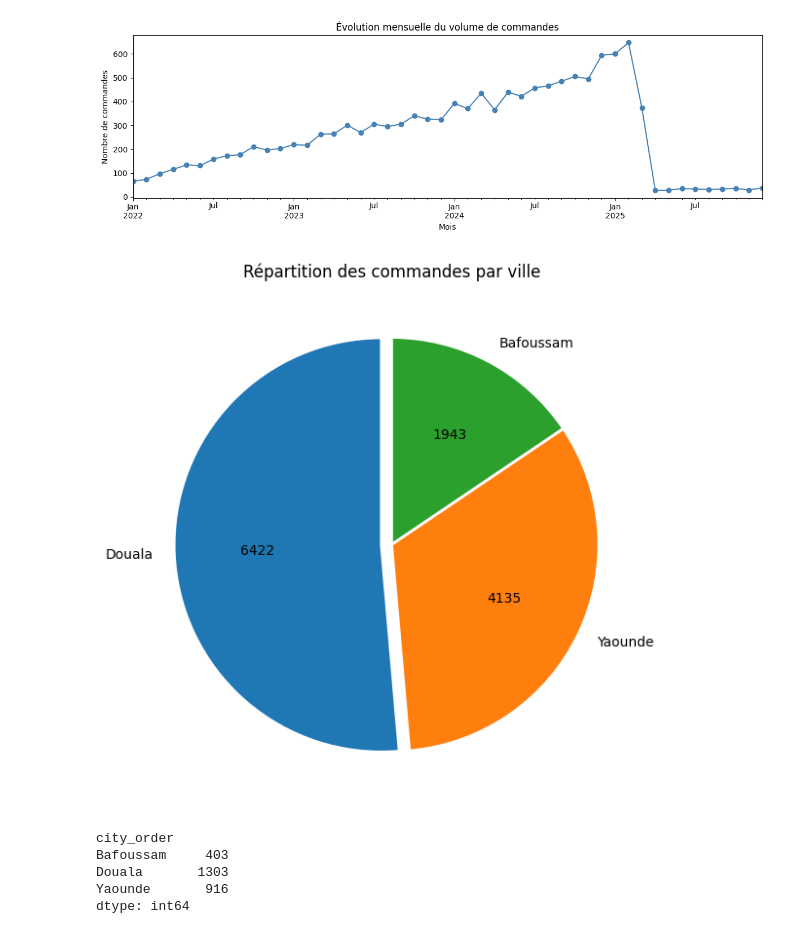
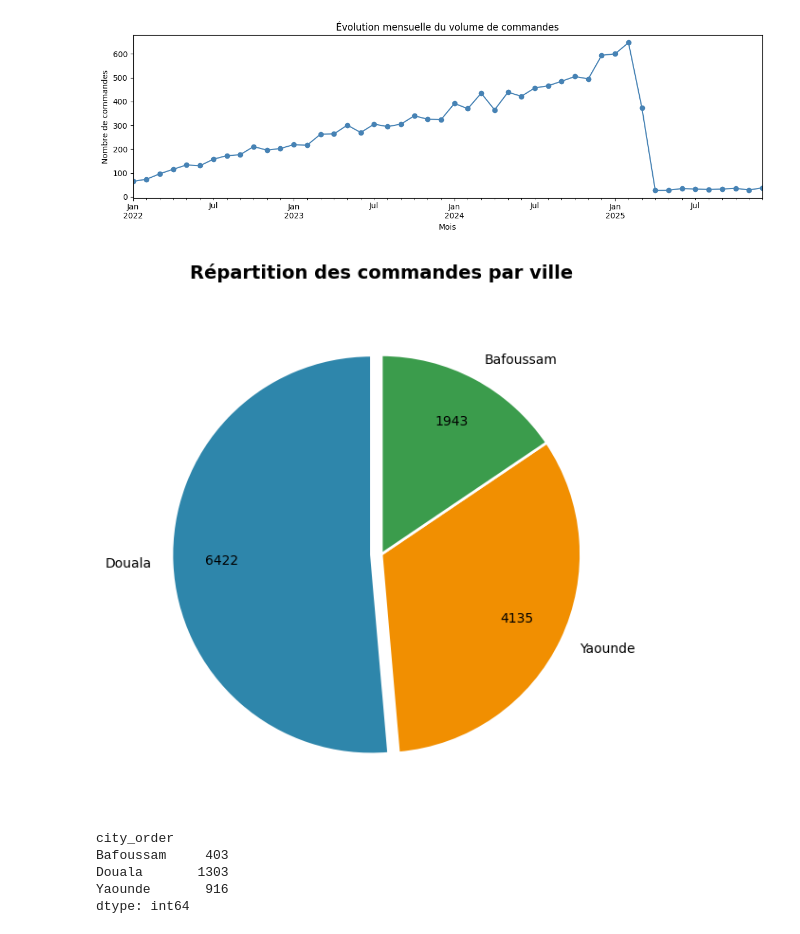
Before and after one commit to Dovicbg40/Projet_1-NexaCommerce, a Jupyter notebook: Notebook/Semaine_4_EDA.ipynb, the cells around one changed output. Drawn from its saved outputs; the diff is of its cells as text; code cells hidden in the pictures.

```diff
--- a/Notebook/Semaine_4_EDA.ipynb
+++ b/Notebook/Semaine_4_EDA.ipynb
@@ -2,7 +2,7 @@
 ## Nettoyage des données
 # %%
 import sys
-sys.path.append(r"C:\Users\pc\Documents\DATA-IA\Projet_1\NexaCommerce_data\src\nexacommerce_data")
+sys.path.append(r"C:\Users\GLC\OneDrive\Documents\DATA-IA\Projet1_Nexacom\src\projet1_nexacom")
 
 import pandas as pd
 import numpy as np
@@ -10,8 +10,8 @@ from data_loader import load_csv
 from unidecode import unidecode
 
 # Chargement des fichiers csv à partir de data_loader
-df_orders = pd.DataFrame(load_csv(r"C:\Users\pc\Documents\DATA-IA\Projet_1\NexaCommerce_data\data\orders.csv"))### Charger les fichiers csv
-df_customers = pd.DataFrame(load_csv(r"C:\Users\pc\Documents\DATA-IA\Projet_1\NexaCommerce_data\data\customers.csv"))### Charger les fichiers csv
+df_orders = pd.DataFrame(load_csv(r"C:\Users\GLC\OneDrive\Documents\DATA-IA\Projet1_Nexacom\data\orders.csv"))### Charger les fichiers csv
+df_customers = pd.DataFrame(load_csv(r"C:\Users\GLC\OneDrive\Documents\DATA-IA\Projet1_Nexacom\data\customers.csv"))### Charger les fichiers csv
 
 #  ORDERS : nettoyage
 ## Imputation du temps de livraison par la médiane
@@ -112,21 +112,21 @@ plt.show()
 # %%
 repartition = df["city_order"].value_counts()
 
 fig, ax = plt.subplots(figsize=(6, 6))
 ax.pie(
     repartition.values,
     labels=repartition.index,
-    colors=["#1f77b4", "#ff7f0e", "#2ca02c"],
-    startangle=90,
+    colors = ['#2E86AB', '#F18F01', '#3B9C4C'],
+    startangle=90, pctdistance=0.75,
     explode=(0.05, 0, 0),
     wedgeprops={"edgecolor": "white", "linewidth": 2},
     autopct=lambda pct: f"{int(round(pct / 100 * sum(repartition.values)))}"
 )
-ax.set_title("Répartition des commandes par ville")
+ax.set_title("Répartition des commandes par ville", fontsize=14, fontweight='bold', pad=20)
 plt.tight_layout()
 plt.show()
 # %% [output]
-[figure, old version]
+[figure, new version]
 # %%
 Nbre_retard = df.groupby("city_order").apply(lambda x: (x["status"] == "en_retard").sum() )
 print (Nbre_retard)
```
Also changed, not shown: parts of 3 cells of this notebook, 4 other files.
